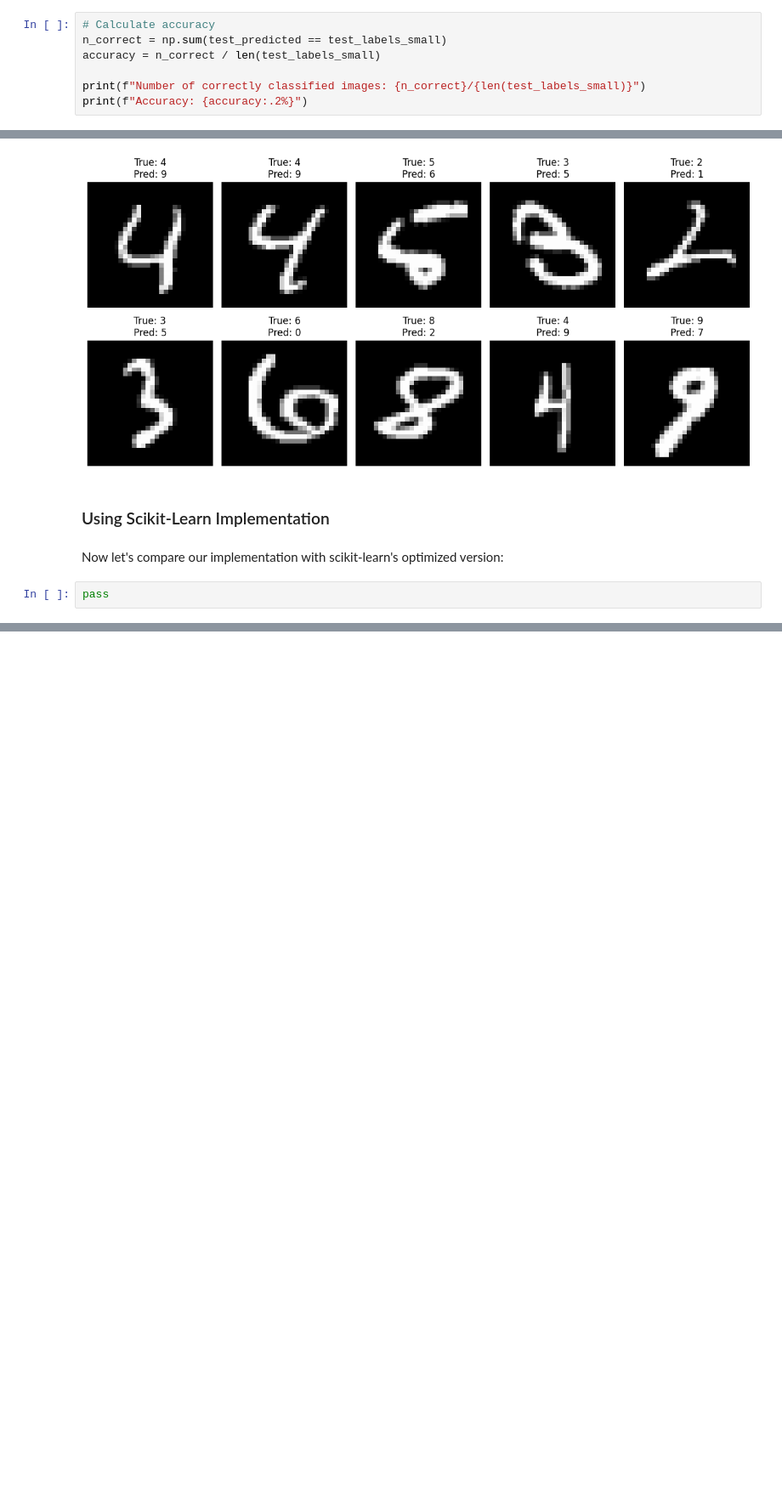
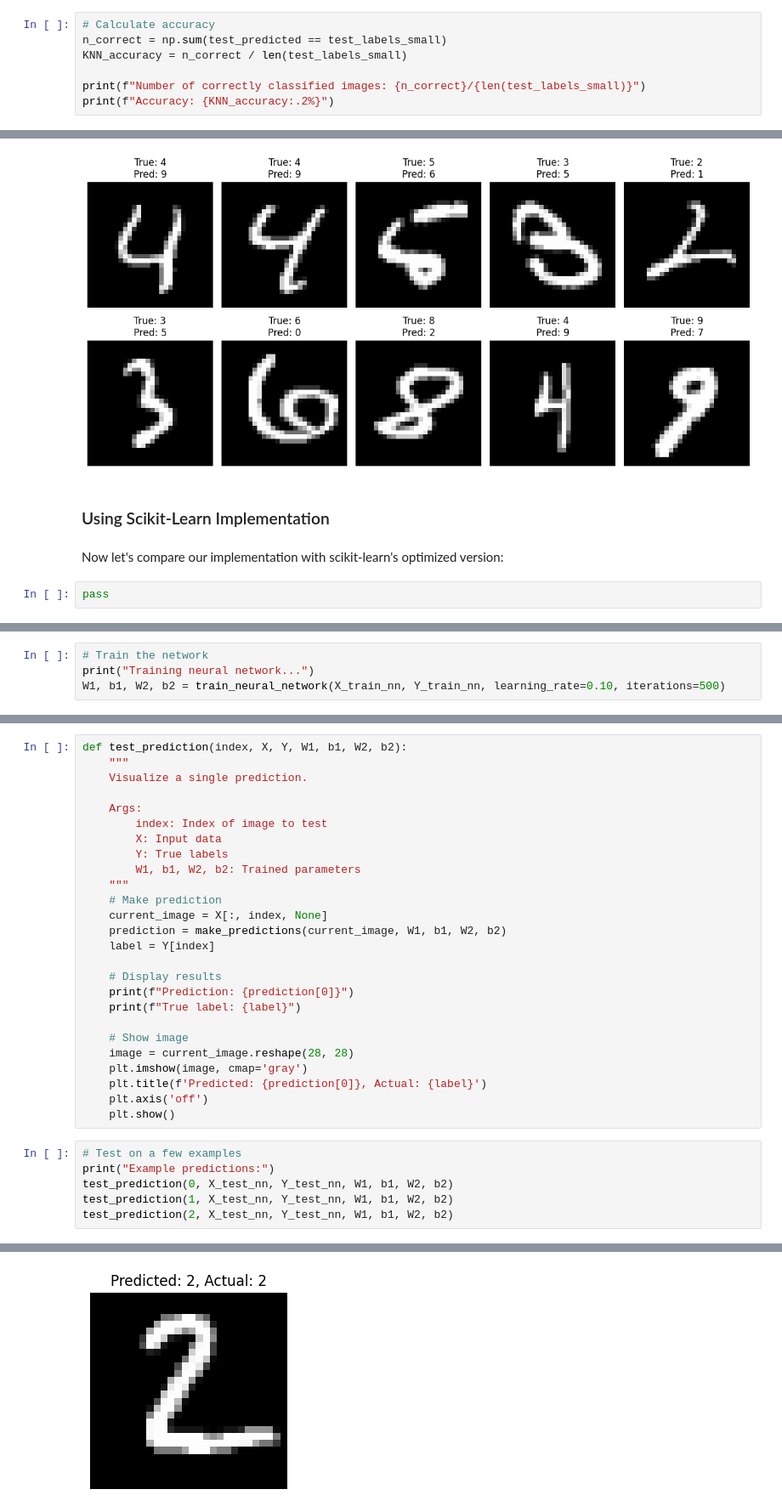
Before and after one commit to sl4shuur/KSE-rocket-science-club, a Jupyter notebook: notebooks/01_first_DL_model.ipynb, the cells around one changed output, grey strips where cells are left out. Shown at 85% size. Saved outputs shown, nothing was run; the diff lists cells and outputs as text; blank space fills up the shorter version.

```diff
--- a/notebooks/01_first_DL_model.ipynb
+++ b/notebooks/01_first_DL_model.ipynb
@@ -253,10 +253,10 @@ test_predicted = [
 # %%
 # Calculate accuracy
 n_correct = np.sum(test_predicted == test_labels_small)
-accuracy = n_correct / len(test_labels_small)
+KNN_accuracy = n_correct / len(test_labels_small)
 
 print(f"Number of correctly classified images: {n_correct}/{len(test_labels_small)}")
-print(f"Accuracy: {accuracy:.2%}")
+print(f"Accuracy: {KNN_accuracy:.2%}")
 # %% [output]
 Number of correctly classified images: 873/1000
 Accuracy: 87.30%
@@ -357,0 +626,4 @@ pass
+# %%
+# Train the network
+print("Training neural network...")
+W1, b1, W2, b2 = train_neural_network(X_train_nn, Y_train_nn, learning_rate=0.10, iterations=500)
@@ -357,0 +674,33 @@ pass
+# %%
+def test_prediction(index, X, Y, W1, b1, W2, b2):
+    """
+    Visualize a single prediction.
+
+    Args:
+        index: Index of image to test
+        X: Input data
+        Y: True labels
+        W1, b1, W2, b2: Trained parameters
+    """
+    # Make prediction
+    current_image = X[:, index, None]
+    prediction = make_predictions(current_image, W1, b1, W2, b2)
+    label = Y[index]
+
+    # Display results
+    print(f"Prediction: {prediction[0]}")
+    print(f"True label: {label}")
+
+    # Show image
+    image = current_image.reshape(28, 28)
+    plt.imshow(image, cmap='gray')
+    plt.title(f'Predicted: {prediction[0]}, Actual: {label}')
+    plt.axis('off')
+    plt.show()
+# %%
+# Test on a few examples
+print("Example predictions:")
+test_prediction(0, X_test_nn, Y_test_nn, W1, b1, W2, b2)
+test_prediction(1, X_test_nn, Y_test_nn, W1, b1, W2, b2)
+test_prediction(2, X_test_nn, Y_test_nn, W1, b1, W2, b2)
+# %% [output]
@@ -357,0 +713 @@ pass
+[figure, added]
```
Also changed, not shown: parts of 30 cells of this notebook.
